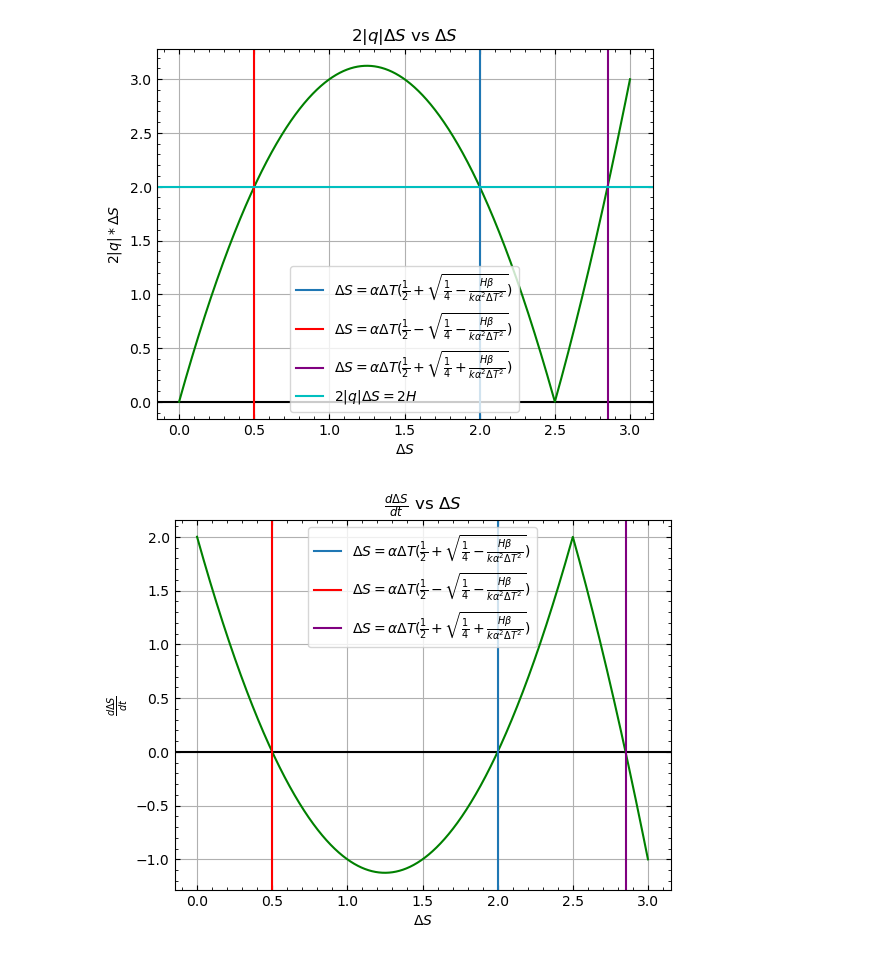
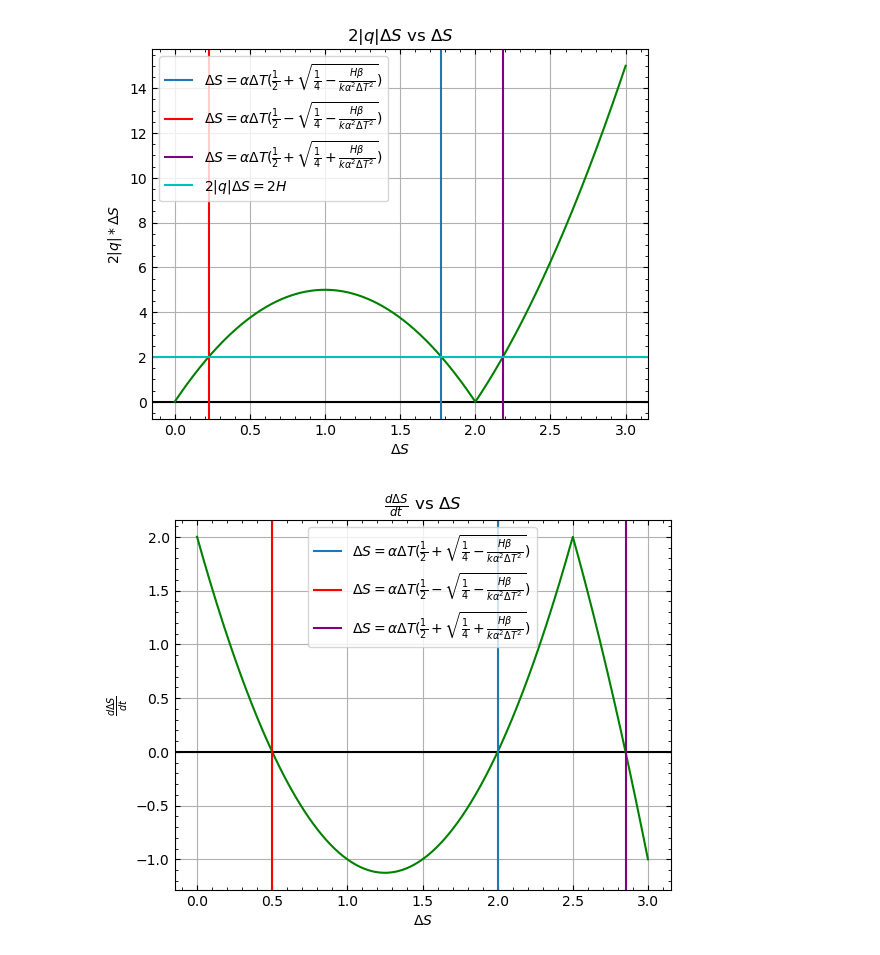
Before and after one commit to nsfuss/AMOC-Senior-Project, a Jupyter notebook: Intial Modeling.ipynb, the cells around one changed output. Cells and saved outputs as stored; diff of their text form; code cells hidden in the pictures.

```diff
--- a/Intial Modeling.ipynb
+++ b/Intial Modeling.ipynb
@@ -12,35 +12,35 @@ mpl.rc('ytick.minor', visible=True)
 # %%
 # Plotting 2|q|DeltaS vs Delta S
 
-args = [1,2.5,1,1,1] # set args = [beta, alpha, DT, H, k]
+args = [2.5,5,1,1,1] # set args = [beta, alpha, DT, H, k]
 eqs = AnalyticEQS(args) # get equilibrium solutions given the args above
 
 # find range of dS needed and then set dS as 10000 evenly spaced points between the max and min
 dSmin = round(min(eqs)-0.5) # Min is the smallest of the equilibrium points minus .5 to get some room on the side
 dSmax = round(max(eqs)+0.5) # Max is the largest of the equilibrium points plu s.5 to get some room on the side
 deltaS = np.linspace(dSmin,dSmax,10000)
 
 
 
 plt.grid()
 plt.axhline(0,color='k') # Plot a line on the x-axis for ease of viewing
 plt.plot(deltaS, 2*np.absolute(Q(deltaS,args))*deltaS,color='g') # Plot 2|Q|DeltaS vs DeltaS
 
 # The following 6 lines are checking an EQ solution is real, if so plots a vertical line at said EQ soltion if it is imaginary it ignores that solution
 if eqs[0] != None:
     plt.axvline(eqs[0], label=r'$\Delta S = \alpha \Delta T (\frac{1}{2} + \sqrt{\frac{1}{4} - \frac{H\beta}{k\alpha^2 \Delta T^2}})$')
 if eqs[1] != None:
     plt.axvline(eqs[1], color='r', label=r'$\Delta S = \alpha \Delta T (\frac{1}{2} - \sqrt{\frac{1}{4} - \frac{H\beta}{k\alpha^2 \Delta T^2}})$')
 if eqs[2] != None:
     plt.axvline(eqs[2], color='purple', label=r'$\Delta S = \alpha \Delta T (\frac{1}{2} + \sqrt{\frac{1}{4} + \frac{H\beta}{k\alpha^2 \Delta T^2}})$')
 plt.axhline(2*args[3], color='c', label=r'$2|q| \Delta S = 2H$') # Plot a horizontal line at 2*H
 
 plt.legend()
 plt.xlabel(r'$\Delta S$')
 plt.ylabel(r'$2|q|*\Delta S$')
 plt.title(r'$2|q|\Delta S$ vs $\Delta S$');
 # %% [output]
-[figure, old version]
+[figure, new version]
 # %%
 # Plotting dDeltaS/dt vs DeltaS
 
```
Also changed, not shown: 3 other files.
